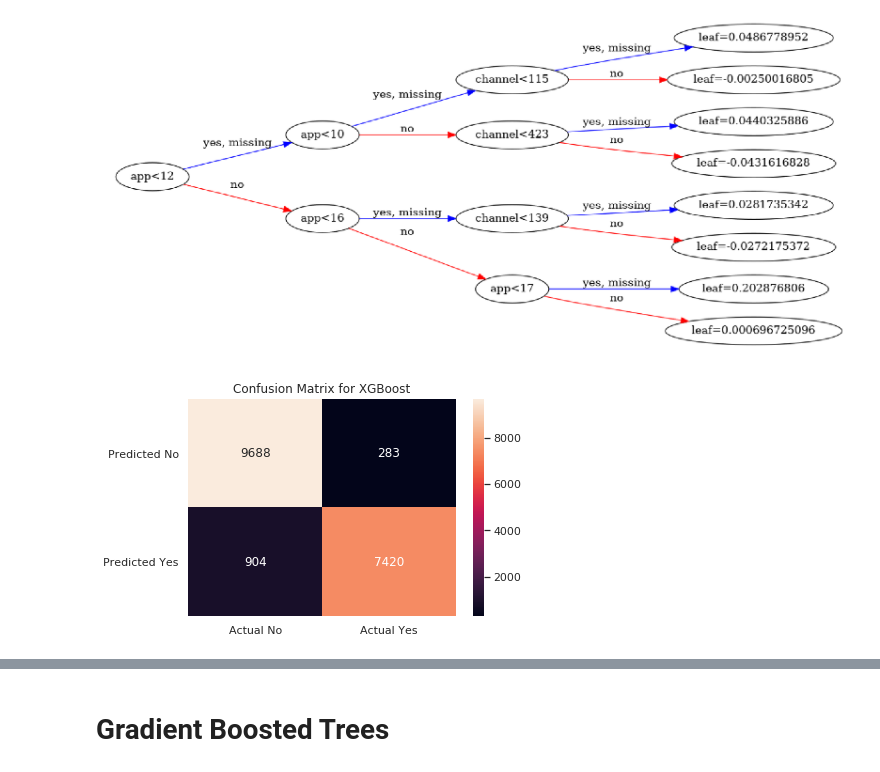
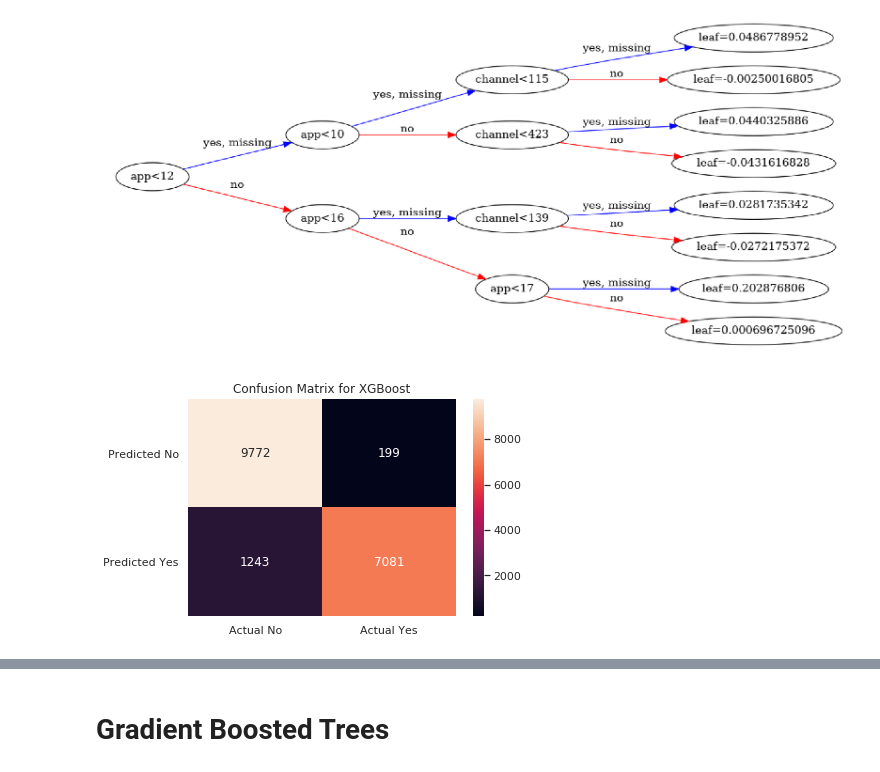
Before and after one commit to catherinelee274/fraud_detection, a Jupyter notebook: main.ipynb, the cells around one changed output, grey strips where cells are left out. Cells and saved outputs as stored; diff of their text form; code cells hidden in the pictures.

```diff
--- a/main.ipynb
+++ b/main.ipynb
@@ -448,15 +453,16 @@ plt.show()
 # %%
 # XGBoost Confusion Matrix
 
 from sklearn.metrics import confusion_matrix
 
+y_pred = XGB.predict(X_test)
 
 cmat = confusion_matrix(y_test, y_pred)
 plt.title("Confusion Matrix for XGBoost")
 
 annot = pd.DataFrame(cmat)
 
 ax = sns.heatmap(cmat, annot=annot, fmt="d", xticklabels=['Actual No', 'Actual Yes'], yticklabels=['Predicted No', 'Predicted Yes'])
 ax.tick_params(axis='y', rotation=0)
 # %% [output]
-[figure, old version]
+[figure, new version]
```
Also changed, not shown: parts of 14 cells of this notebook.
